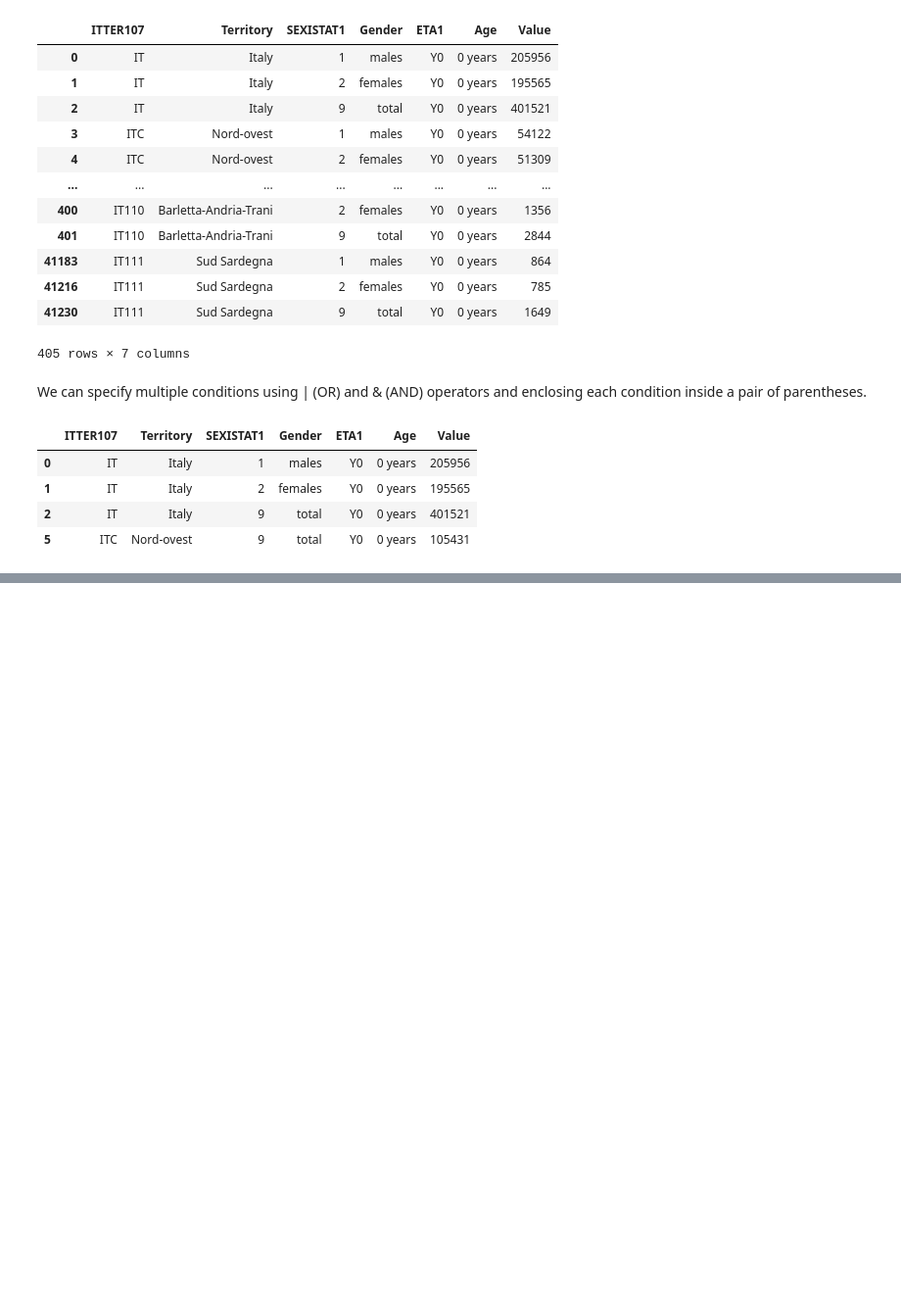
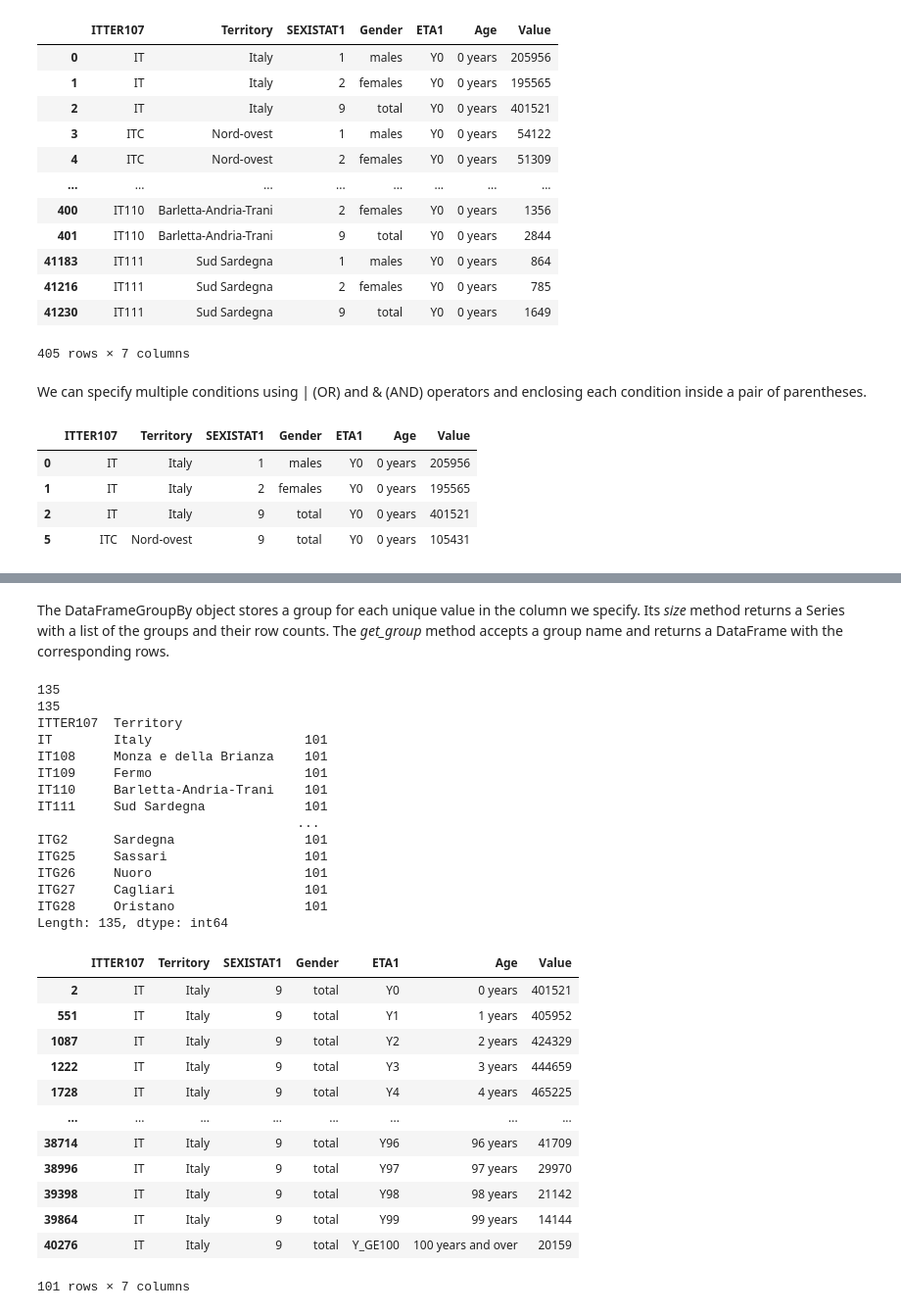
Before and after one commit to GiorgioBar/pandas, a Jupyter notebook: notebooks/SQL_like_queries_using_Pandas.ipynb, the cells around one changed output, grey strips where cells are left out. Shown at 98% size. Cells and saved outputs as stored; diff of their text form; code cells hidden in the pictures; blank space fills up the shorter version.

```diff
--- a/notebooks/SQL_like_queries_using_Pandas.ipynb
+++ b/notebooks/SQL_like_queries_using_Pandas.ipynb
@@ -141,0 +194,38 @@ population_df[(population_df["Age"] == "0 years") & (population_df["Value"] > 10
+# %% [markdown]
+The DataFrameGroupBy object stores a group for each unique value in the column we specify. Its *size* method returns a Series with a list of the groups and their row counts. The *get_group* method accepts a group name and returns a DataFrame with the corresponding rows.
+# %%
+print(italy_population_df["ITTER107"].nunique())
+print(territory_groups.ngroups)
+print(territory_groups.size())
+# territory_groups.get_group("IT")
+# Since we are grouping by two columns, the get_group method requires a tuple of values
+territory_groups.get_group(("IT", "Italy"))
+# %% [output]
+135
+135
+ITTER107  Territory
+IT        Italy                    101
+IT108     Monza e della Brianza    101
+IT109     Fermo                    101
+IT110     Barletta-Andria-Trani    101
+IT111     Sud Sardegna             101
+                                  ...
+ITG2      Sardegna                 101
+ITG25     Sassari                  101
+ITG26     Nuoro                    101
+ITG27     Cagliari                 101
+ITG28     Oristano                 101
+Length: 135, dtype: int64
+|  | ITTER107 | Territory | SEXISTAT1 | Gender | ETA1 | Age | Value |
+| 2 | IT | Italy | 9 | total | Y0 | 0 years | 401521 |
+| 551 | IT | Italy | 9 | total | Y1 | 1 years | 405952 |
+| 1087 | IT | Italy | 9 | total | Y2 | 2 years | 424329 |
+| 1222 | IT | Italy | 9 | total | Y3 | 3 years | 444659 |
+| 1728 | IT | Italy | 9 | total | Y4 | 4 years | 465225 |
+| ... | ... | ... | ... | ... | ... | ... | ... |
+| 38714 | IT | Italy | 9 | total | Y96 | 96 years | 41709 |
+| 38996 | IT | Italy | 9 | total | Y97 | 97 years | 29970 |
+| 39398 | IT | Italy | 9 | total | Y98 | 98 years | 21142 |
+| 39864 | IT | Italy | 9 | total | Y99 | 99 years | 14144 |
+| 40276 | IT | Italy | 9 | total | Y_GE100 | 100 years and over | 20159 |
+101 rows × 7 columns
```
Also changed, not shown: parts of 9 cells of this notebook.
